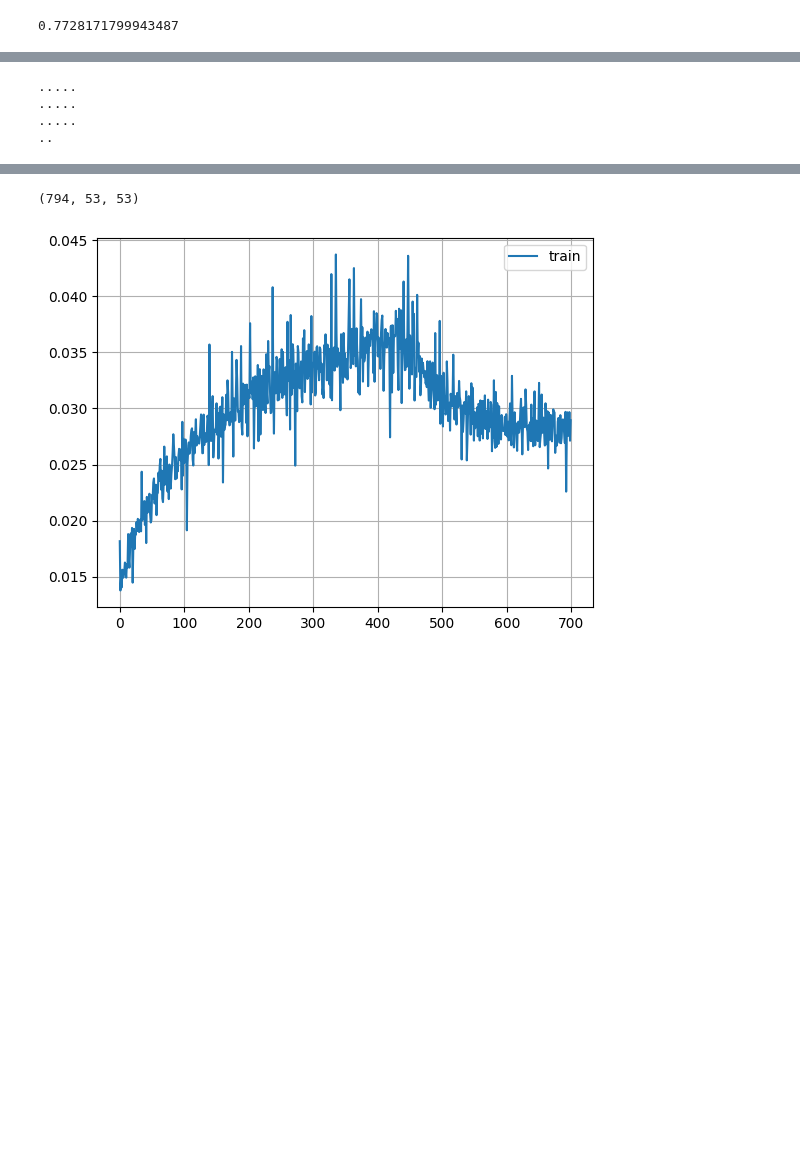
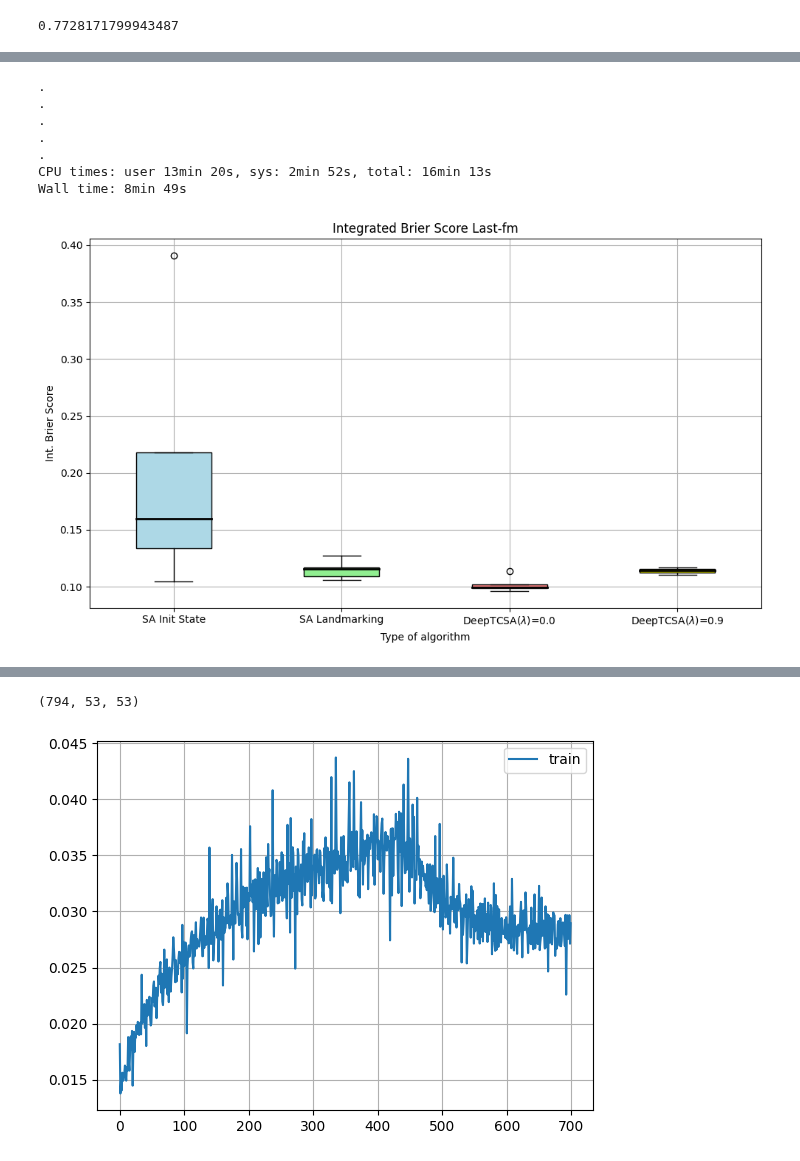
Before and after one commit to marianaw/deeptcsr, a Jupyter notebook: notebooks/lastfm.ipynb, the cells around one changed output, grey strips where cells are left out. Saved outputs shown, nothing was run; the diff lists cells and outputs as text; code cells hidden in the pictures; blank space fills up the shorter version.

```diff
--- a/notebooks/lastfm.ipynb
+++ b/notebooks/lastfm.ipynb
@@ -91,16 +99,14 @@ num_exps = 5
 sizes = [.2]
 size = sizes[0]
 
-bs_0 = np.zeros((num_exps, len(tgt_lrs)))
-bs_1 = np.zeros((num_exps, len(tgt_lrs)))
+bs_0 = np.zeros((num_exps, len(sizes)))
+bs_1 = np.zeros((num_exps, len(sizes)))
 
-ci_0 = np.zeros((num_exps, len(tgt_lrs)))
-ci_1 = np.zeros((num_exps, len(tgt_lrs)))
+ci_0 = np.zeros((num_exps, len(sizes)))
+ci_1 = np.zeros((num_exps, len(sizes)))
 
 for fold in range(num_exps):
-    for i, tgt_lr in enumerate(tgt_lrs):
-        config['target_lr'] = 0.1
-
+    for i, size in enumerate(sizes):
         print(".", end="")
 
         # Landmarking.
@@ -115,8 +121,8 @@ for fold in range(num_exps):
         _ = model.train(train_gen)
         surv = model.survival_curve(seqs)
         bs_1[fold, i] = model.integrated_brier_score(surv[:,0], ts, cs)
-        beta = model.state.params['cox_linear_model']['beta']
-        scores = score(beta, seqs[:,0])
+
+        scores = model.scores(seqs, q=0.0)
         ci_1[fold, i] = concordance_index(scores, ts, cs)
 
         # TCSR.
@@ -131,13 +137,55 @@ for fold in range(num_exps):
         _ = model.train(train_gen)
         surv = model.survival_curve(seqs)
         bs_0[fold, i] = model.integrated_brier_score(surv[:,0], ts, cs)
-        beta = model.state.params['cox_linear_model']['beta']
-        scores = score(beta, seqs[:,0])
+        scores = model.scores(seqs, q=0.0)
         ci_0[fold, i] = concordance_index(scores, ts, cs)
 
     print()
 # %% [output]
-.....
-.....
-.....
-..
+.
+.
+.
+.
+.
+CPU times: user 13min 20s, sys: 2min 52s, total: 16min 13s
+Wall time: 8min 49s
+# %%
+
+
+# Create a figure and axis
+fig, ax = plt.subplots(figsize=(10, 6))
+
+
+# Set the positions for the boxes
+positions = [1, 2, 3, 4]
+
+medianprops = dict(color='black', linewidth=2)
+
+# Create the boxplots
+bs_is = ibs_is.reshape(-1)
+bs_lm = ibs_lm.reshape(-1)
+bs_a9 = bs_1.reshape(-1)
+bs_a0 = bs_0.reshape(-1)
+boxplot = ax.boxplot([bs_is, bs_lm, bs_a0, bs_a9], medianprops=medianprops, positions=positions, patch_artist=True)
+
+# Customize the appearance (colors, labels, etc.) as needed
+ax.set_xticks(positions)
+ax.set_xticklabels(['SA Init State', 'SA Landmarking', r'DeepTCSA($\lambda$)=0.0', r'DeepTCSA($\lambda$)=0.9'])
+ax.set_xlabel("Type of algorithm")
+ax.set_ylabel("Int. Brier Score")
+ax.set_title("Integrated Brier Score Last-fm")
+ax.grid()
+
+# Optionally, fill the boxes with colors
+colors = ['lightblue', 'lightgreen', 'lightcoral', 'yellow']
+for patch, color in zip(boxplot['boxes'], colors):
+    patch.set_facecolor(color)
+
+# Save the figure as a PDF with tight layout
+if save_fig:
+    plt.tight_layout()  # Ensures a tight layout
+    plt.savefig("../../Figures/survan/lastfm/Int_brier_score_task_transformer_static.pdf", format="pdf")
+
+plt.show()
+# %% [output]
+[figure, added]
```
Also changed, not shown: parts of 4 cells of this notebook, 5 other files.
